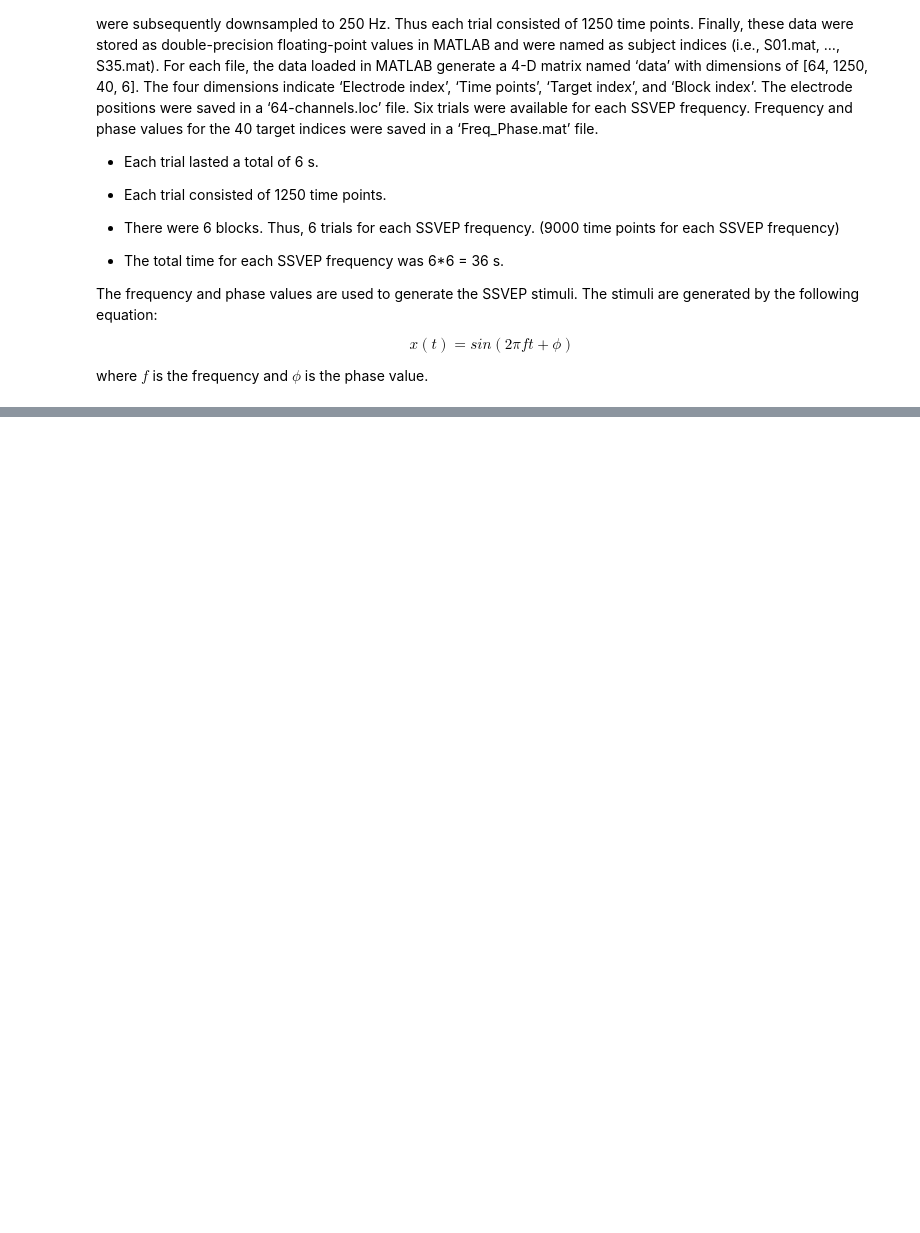
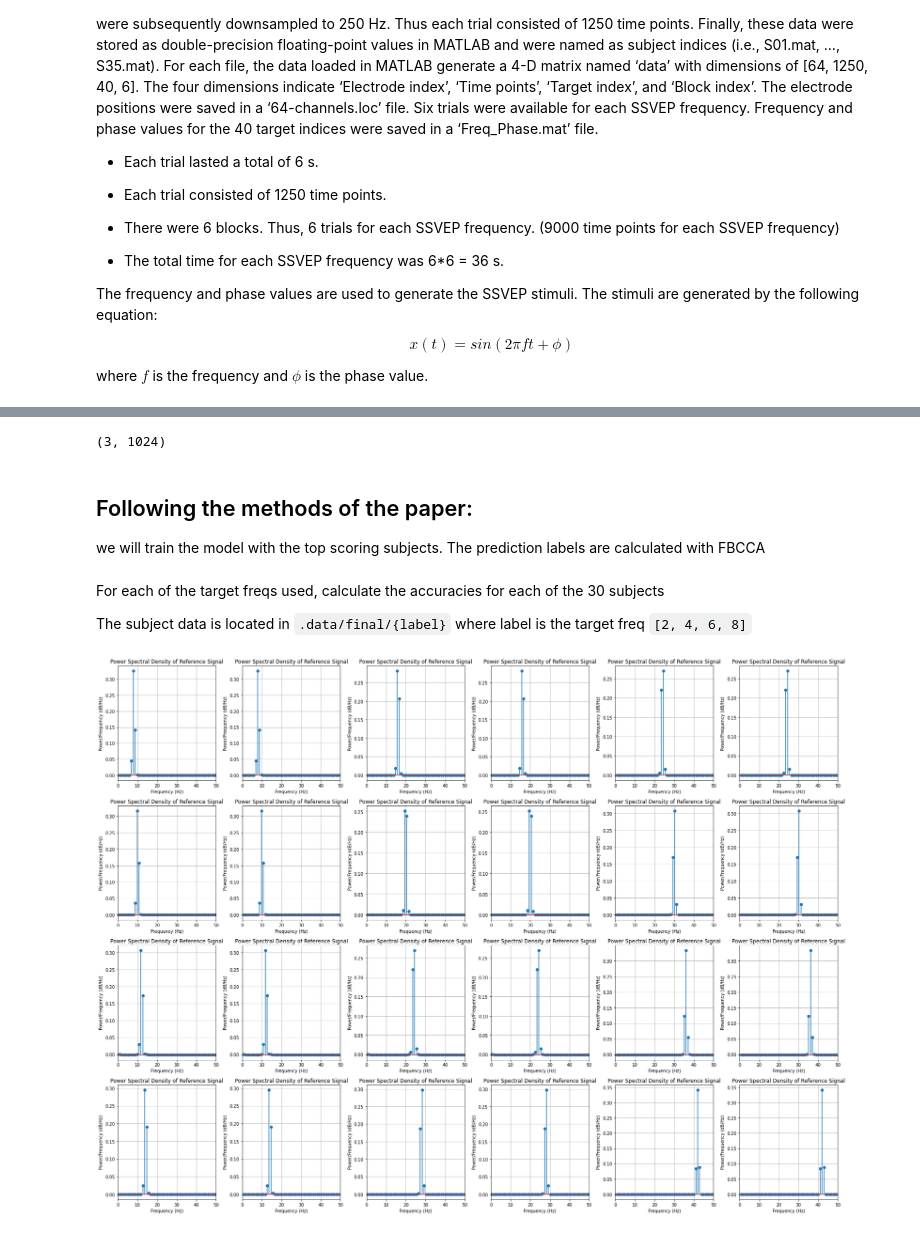
Before and after one commit to loaspra/stargan-ssvep, a Jupyter notebook: data_processing.ipynb, the cells around one changed output, grey strips where cells are left out. Saved outputs shown, nothing was run; the diff lists cells and outputs as text; code cells hidden in the pictures; blank space fills up the shorter version.

```diff
--- a/data_processing.ipynb
+++ b/data_processing.ipynb
@@ -489,0 +302,63 @@ print(itr)
+# %%
+np.load("./data/final/2/S1_0.npy").shape
+# %% [output]
+(3, 1024)
+# %% [markdown]
+## Following the methods of the paper:
+
+we will train the model with the top scoring subjects. The prediction labels are calculated with FBCCA
+# %% [markdown]
+For each of the target freqs used, calculate the accuracies for each of the 30 subjects
+
+The subject data is located in `.data/final/{label}` where label is the target freq `[2, 4, 6, 8]`
+# %%
+import core.utils2
+
+importlib.reload(core.utils2)
+from core.utils2 import generate_ref_signal
+
+
+# get the ref signals
+N = 1024
+FS = 250
+N_HARMONICS = 3
+N_SUBBANDS = 6
+FREQS = [8, 10, 12, 14]
+LOWEST_FREQ = 2
+UPMOST_FREQ = 54
+W = 2.2
+
+ref_signals = generate_ref_signal("./data/raw/Freq_Phase.mat", freqs=FREQS, N=N, n_harmonics=N_HARMONICS, fs=FS)
+
+# np.save("./data/ref/ref_signals.npy", ref_signals)
+
+# plot the ref signals
+# fig, axs = plt.subplots(ref_signals.shape[1], ref_signals.shape[0], figsize=(24, 18))
+# for i in range(ref_signals.shape[1]):
+#     for j in range(ref_signals.shape[0]):
+#         ref_signal = ref_signals[j, i]
+#         axs[i, j].plot(ref_signal)
+#         axs[i, j].set_xlabel("Frequency (Hz)")
+#         axs[i, j].set_ylabel('Power/Frequency (dB/Hz)')
+#         axs[i, j].set_title('Power Spectral Density of Reference Signal')
+#         axs[i, j].grid('minor')
+#         axs[i, j].set_xlim(0, 40)
+# plt.tight_layout()
+# plt.show()
+
+# plot the psd of the ref signals
+fig, axs = plt.subplots(ref_signals.shape[1], ref_signals.shape[0], figsize=(24, 18))
+for i in range(ref_signals.shape[1]):
+    for j in range(ref_signals.shape[0]):
+        ref_signal = ref_signals[j, i]
+        freqs, psd = signal.welch(ref_signal, fs=FS)
+        axs[i, j].stem(freqs, psd, use_line_collection=True)
+        axs[i, j].set_xlabel("Frequency (Hz)")
+        axs[i, j].set_ylabel('Power/Frequency (dB/Hz)')
+        axs[i, j].set_title('Power Spectral Density of Reference Signal')
+        axs[i, j].grid('minor')
+        axs[i, j].set_xlim(0, 50)
+plt.tight_layout()
+plt.show()
+# %% [output]
+[figure, added]
```
Also changed, not shown: parts of 39 cells of this notebook, 9 other files.
